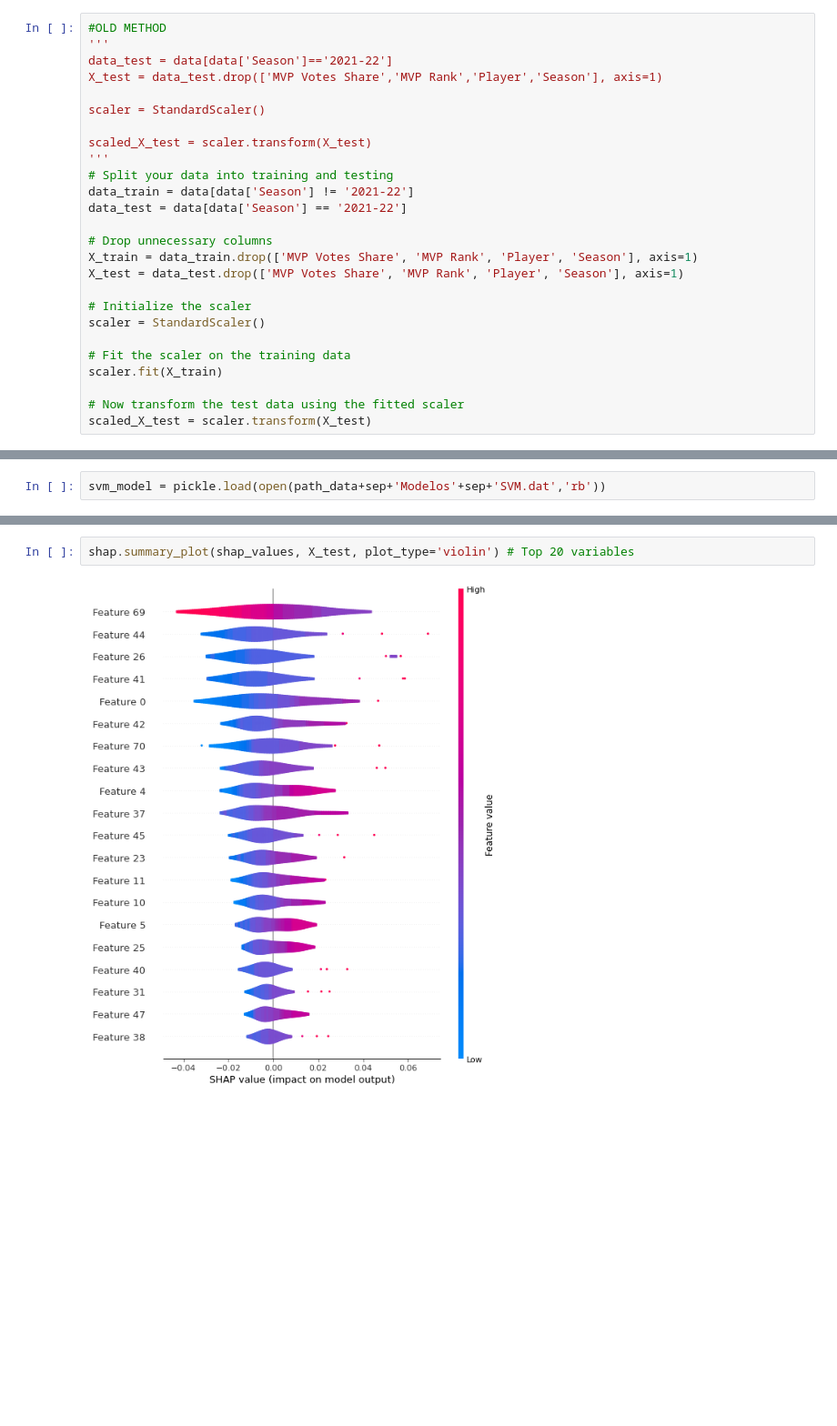
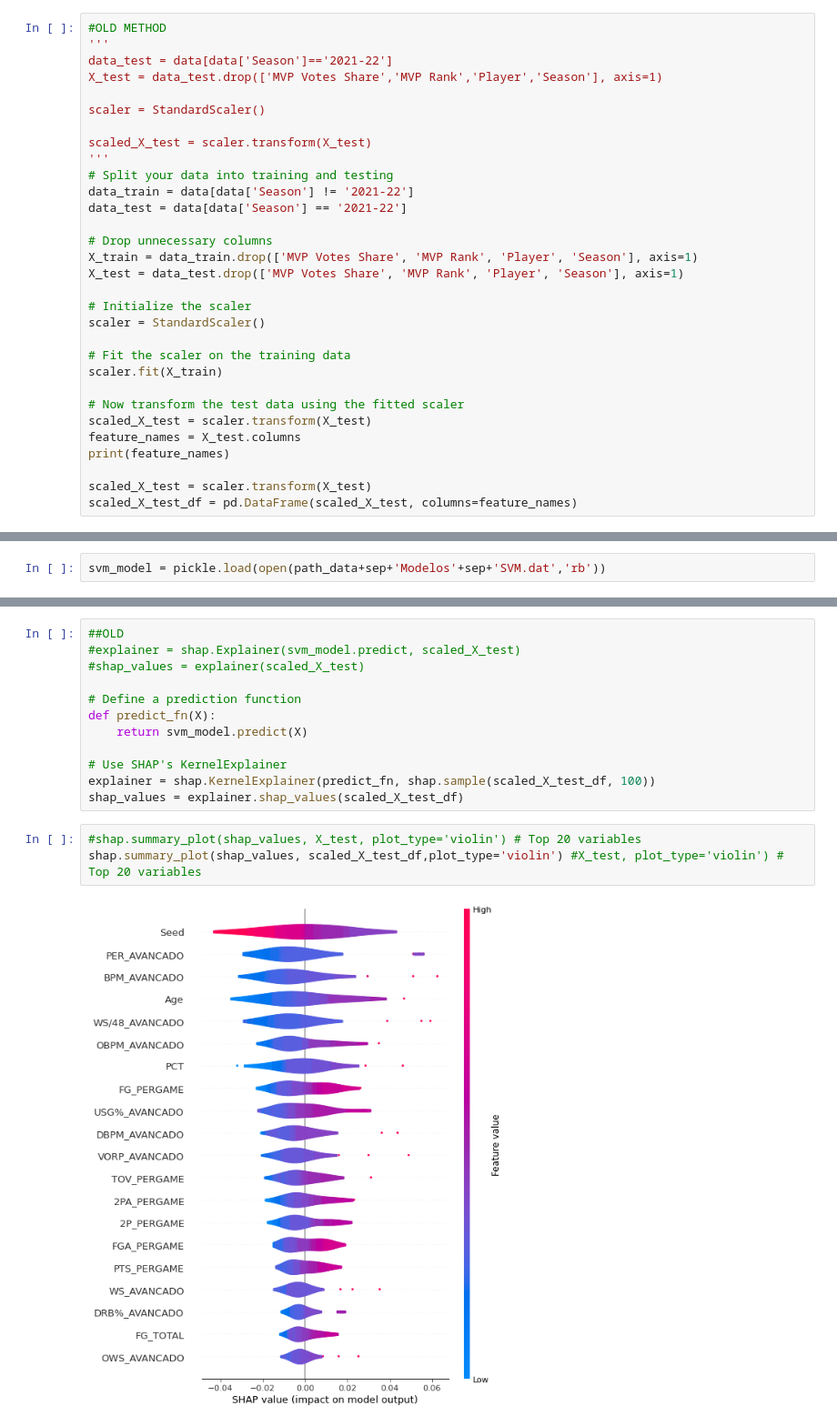
Before and after one commit to Ivan-Garcia-S/NBA_MIP_Predictor, a Jupyter notebook: NBA-Modelo-MVP/MVP Model - English.ipynb, the cells around one changed output, grey strips where cells are left out. Shown at 91% size. Cells and saved outputs as stored; diff of their text form; blank space fills up the shorter version.

```diff
--- a/NBA-Modelo-MVP/MVP Model - English.ipynb
+++ b/NBA-Modelo-MVP/MVP Model - English.ipynb
@@ -600,3 +598,8 @@ scaler.fit(X_train)
 
 # Now transform the test data using the fitted scaler
 scaled_X_test = scaler.transform(X_test)
+feature_names = X_test.columns
+print(feature_names)
+
+scaled_X_test = scaler.transform(X_test)
+scaled_X_test_df = pd.DataFrame(scaled_X_test, columns=feature_names)
@@ -608,5 +626,18 @@ shap_values = explainer(scaled_X_test)
+# %%
+##OLD
+#explainer = shap.Explainer(svm_model.predict, scaled_X_test)
+#shap_values = explainer(scaled_X_test)
+
+# Define a prediction function
+def predict_fn(X):
+    return svm_model.predict(X)
+
+# Use SHAP's KernelExplainer
+explainer = shap.KernelExplainer(predict_fn, shap.sample(scaled_X_test_df, 100))
+shap_values = explainer.shap_values(scaled_X_test_df)
 # %%
-shap.summary_plot(shap_values, X_test, plot_type='violin') # Top 20 variables
+#shap.summary_plot(shap_values, X_test, plot_type='violin') # Top 20 variables
+shap.summary_plot(shap_values, scaled_X_test_df,plot_type='violin') #X_test, plot_type='violin') # Top 20 variables
 # %% [output]
-[figure, old version]
+[figure, new version]
 # %%
```
Also changed, not shown: parts of 4 cells of this notebook, 17 other files.
